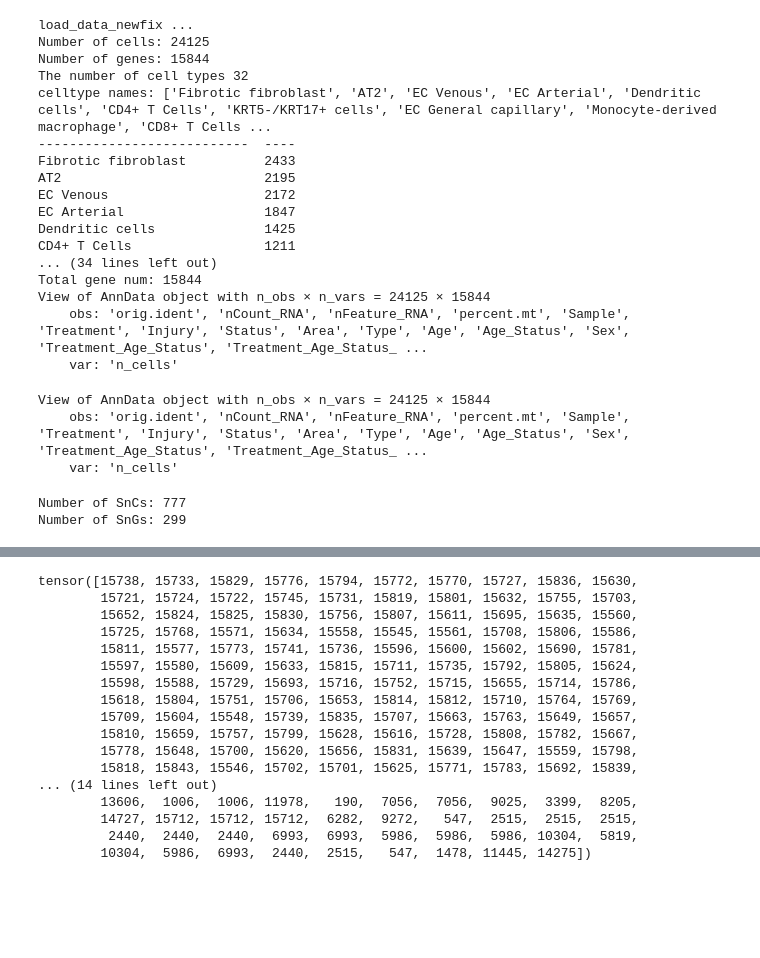
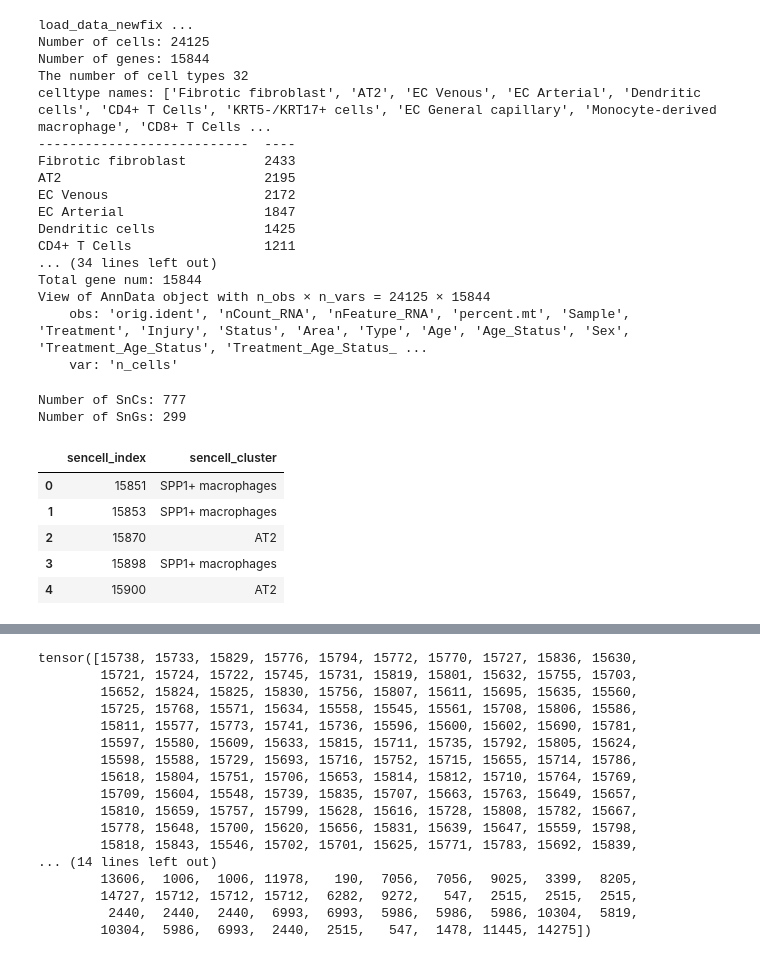
Before and after one commit to chthub/sencell, a Jupyter notebook: generate_table.ipynb, the cells around one changed output, grey strips where cells are left out. Cells and saved outputs as stored; diff of their text form; code cells hidden in the pictures; blank space fills up the shorter version.

```diff
--- a/generate_table.ipynb
+++ b/generate_table.ipynb
@@ -92,12 +92,6 @@ Total gene num: 15844
 View of AnnData object with n_obs × n_vars = 24125 × 15844
     obs: 'orig.ident', 'nCount_RNA', 'nFeature_RNA', 'percent.mt', 'Sample', 'Treatment', 'Injury', 'Status', 'Area', 'Type', 'Age', 'Age_Status', 'Sex', 'Treatment_Age_Status', 'Treatment_Age_Status_ ...
     var: 'n_cells'
-# %%
-new_data
-# %% [output]
-View of AnnData object with n_obs × n_vars = 24125 × 15844
-    obs: 'orig.ident', 'nCount_RNA', 'nFeature_RNA', 'percent.mt', 'Sample', 'Treatment', 'Injury', 'Status', 'Area', 'Type', 'Age', 'Age_Status', 'Sex', 'Treatment_Age_Status', 'Treatment_Age_Status_ ...
-    var: 'n_cells'
 # %%
 pd.DataFrame(adata.obs['clusters'].value_counts()).to_csv("cell_types.csv")
 # %%
@@ -116,0 +117,10 @@ Number of SnGs: 299
+# %%
+sencell_df = pd.DataFrame({'sencell_index': sencell_indexs, 'sencell_cluster': sencell_cluster})
+sencell_df.head()
+# %% [output]
+|  | sencell_index | sencell_cluster |
+| 0 | 15851 | SPP1+ macrophages |
+| 1 | 15853 | SPP1+ macrophages |
+| 2 | 15870 | AT2 |
+| 3 | 15898 | SPP1+ macrophages |
+| 4 | 15900 | AT2 |
```
Also changed, not shown: parts of 21 cells of this notebook, 14 other files.
